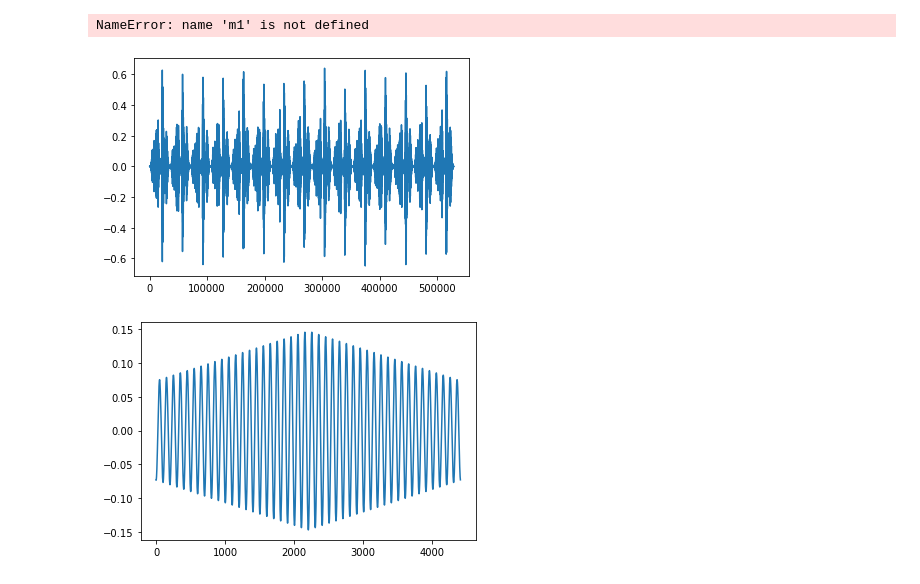
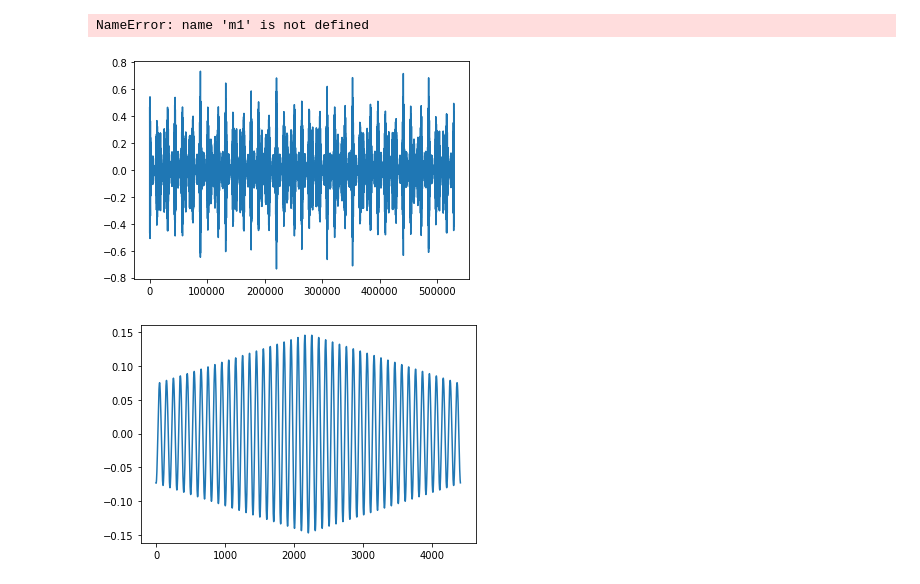
Before and after one commit to gongyibei/infsynth, a Jupyter notebook: test.ipynb, the cells around one changed output. Cells and saved outputs as stored; diff of their text form; code cells hidden in the pictures.

```diff
--- a/test.ipynb
+++ b/test.ipynb
@@ -41,19 +40,19 @@ S = Sin
 a1 = S(librosa.note_to_hz('C4'))
 a2 = S(librosa.note_to_hz('E4'))
 a3 = S(librosa.note_to_hz('G4'))
-a4 = S(librosa.note_to_hz('C4'))
-m1 = SawMod(5)
-m2 = SawMod(5/2)
-m3 = SawMod(5/4)
+# a4 = S(librosa.note_to_hz('C4'))
+m1 = SawMod(7)
+m2 = SawMod(3)
+# m3 = SawMod(5/4)
 # %%
-o = (a1 + a2 + a3 + a4) *m1 * m2 * m3 * DC(1/2) * adsr
-plot(o, t=12)
+o = (a1 + a2 + a3) *m1 * m2 * DC(1/4)
+plot(o<<0.5, t=12)
 play(o, t=12)
 
 # o1 = (a1 + a2 + a3 + a4) *m1 * m2 * DC(1)
 # play(o, t=3)
 # %% [output]
-[figure, old version]
+[figure, new version]
 # %%
 a = Sin(440)
 b = Sin(440)
```
Also changed, not shown: parts of 14 cells of this notebook, 17 other files.
